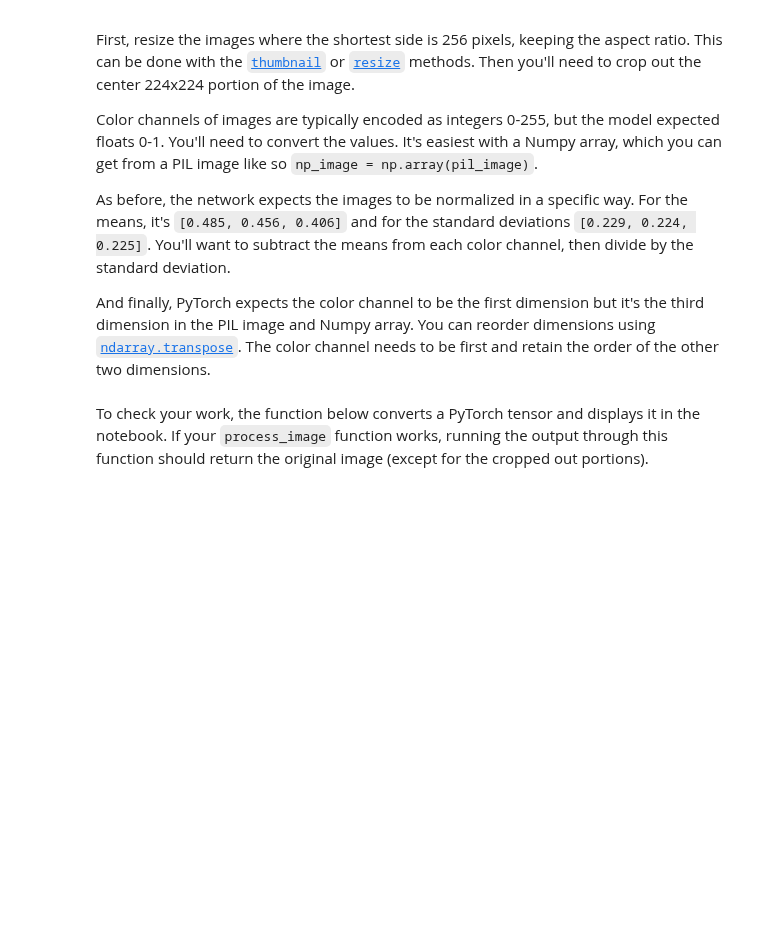
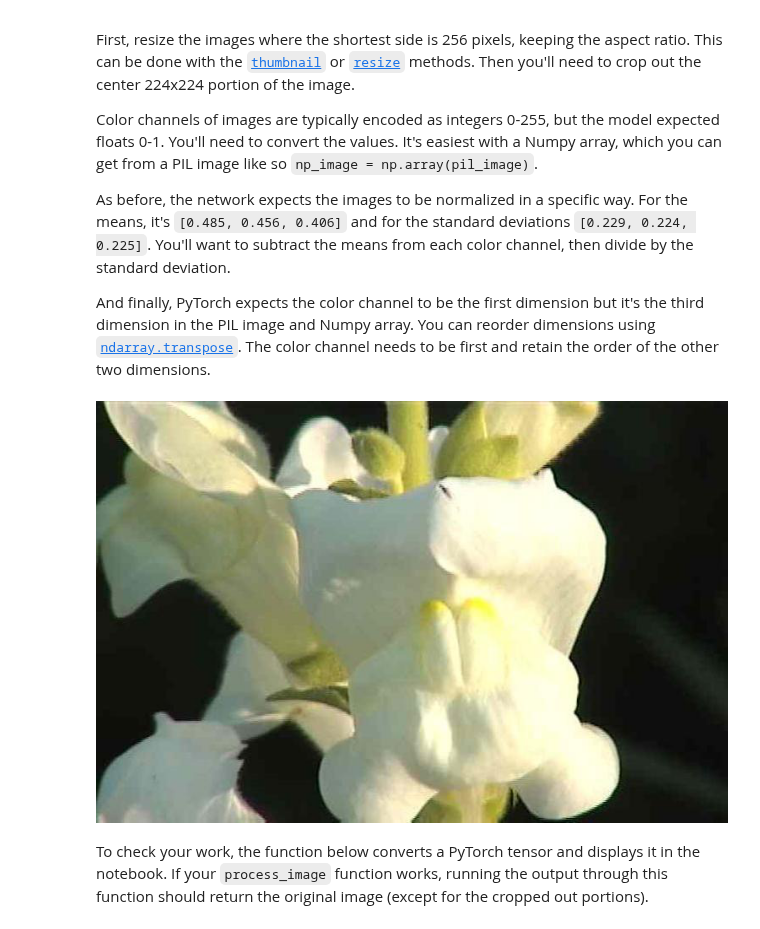
Before and after one commit to jc-udacity/datascientist, a Jupyter notebook: 03_deep_learning/05_PyTorch/Image Classifier Project.ipynb, the cells around one changed output. Drawn from its saved outputs; the diff is of its cells as text; code cells hidden in the pictures; blank space fills up the shorter version.

Commit message:
image classifier update

```diff
--- a/03_deep_learning/05_PyTorch/Image Classifier Project.ipynb
+++ b/03_deep_learning/05_PyTorch/Image Classifier Project.ipynb
@@ -400,3 +471,9 @@ def process_image(image):
+# %%
+img_path = './flowers/test/11/image_03098.jpg'
+img = Image.open(img_path)
+img
+# %% [output]
+[figure, added]
 # %% [markdown]
 To check your work, the function below converts a PyTorch tensor and displays it in the notebook. If your `process_image` function works, running the output through this function should return the original image (except for the cropped out portions).
 # %%
```
Also changed, not shown: parts of 12 cells of this notebook.
